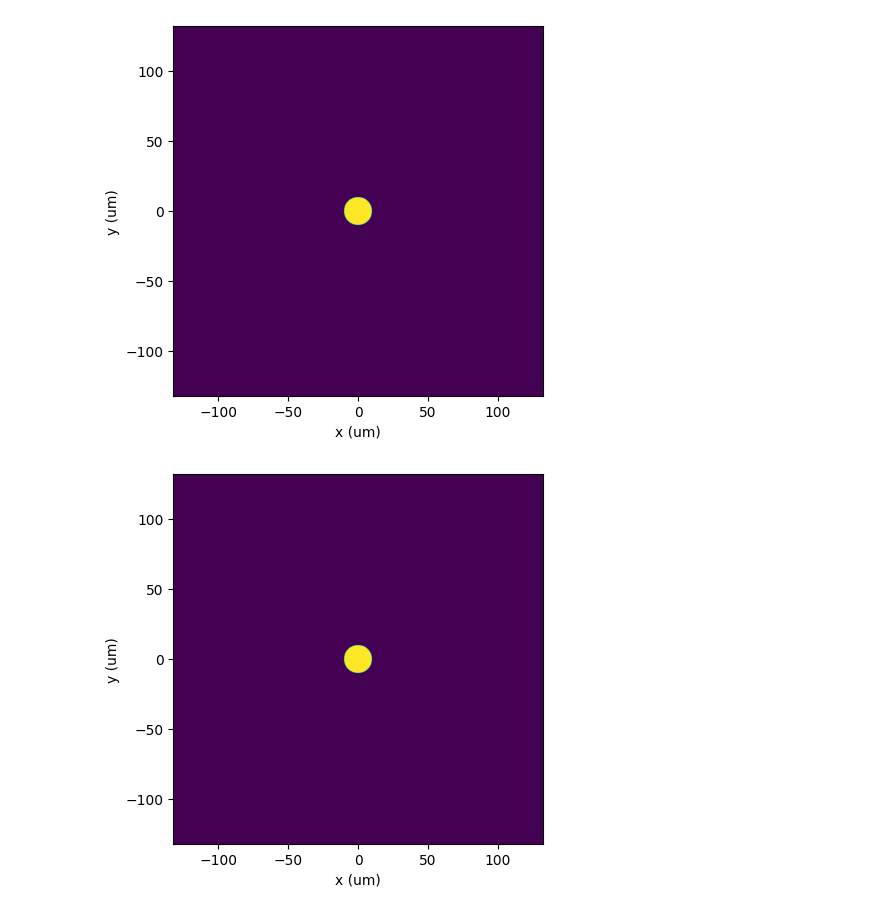
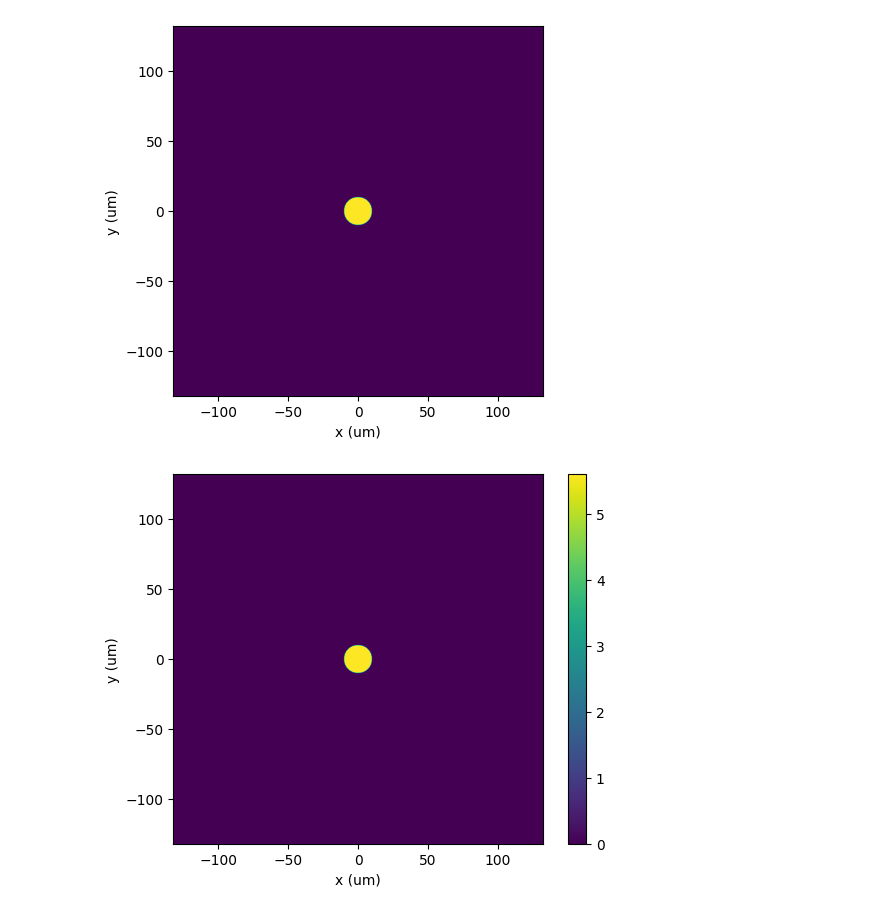
Before and after one commit to aditya-sengupta/photonics, a Jupyter notebook: scripts/sim/pl_hcipy_mwe.ipynb, the cells around one changed output. Saved outputs shown, nothing was run; the diff lists cells and outputs as text; code cells hidden in the pictures.

```diff
--- a/scripts/sim/pl_hcipy_mwe.ipynb
+++ b/scripts/sim/pl_hcipy_mwe.ipynb
@@ -38,12 +26,25 @@ d = int((xg.shape[0] - 2 * s) // 2) # padding in the focal plane
-# %%
-phase = zernike_ansi(3)(pupil_grid)
-aberration = np.exp(1j * phase)
-wf = hcipy.Wavefront(aberration, wavelength=wl)
-u = np.array(fprop(wf).electric_field.shaped)
-u = np.pad(u, ((d, d), (d, d))) * mask
+# %%
+s = 2 * rclad / ds + 1 # image diameter in pixels
+q = 16 # pixels per resolution element
+D = 3.0 # m; Shane
+f = 51.0 # m; Shane
+d = int((xg.shape[0] - s) // 2) # padding in the focal plane
+pupil_grid = hcipy.make_pupil_grid(dims=xg.shape, diameter=D)
+focal_grid = hcipy.make_focal_grid(q = q, num_airy = (s / 2) / q, spatial_resolution = ds * 1e-6)
+fprop = hcipy.FraunhoferPropagator(pupil_grid, focal_grid)
+
+def field_at_focal_plane(zern, amp):
+    phase = zernike_ansi(zern)(pupil_grid)
+    aberration = np.exp(1j * amp * phase)
+    wf = hcipy.Wavefront(aberration, wavelength=wl)
+    u = np.array(fprop(wf).electric_field.shaped)
+    u = np.pad(u, ((d, d), (d, d))) * mask
+    return u
 # %%
-plt.imshow(np.abs(u), extent=(np.min(xg), np.max(xg), np.min(yg), np.max(yg)))
+plt.imshow(np.abs(field_at_focal_plane(5, 1.0)), extent=(np.min(xg), np.max(xg), np.min(yg), np.max(yg)))
+plt.colorbar()
 plt.xlabel("x (um)")
-plt.ylabel("y (um)"); # this should be the same as the mask
+plt.ylabel("y (um)");
+# this should be the same as the mask (seems good)
 # %% [output]
-[figure, old version]
+[figure, new version]
```
Also changed, not shown: parts of 6 cells of this notebook, 4 other files.
